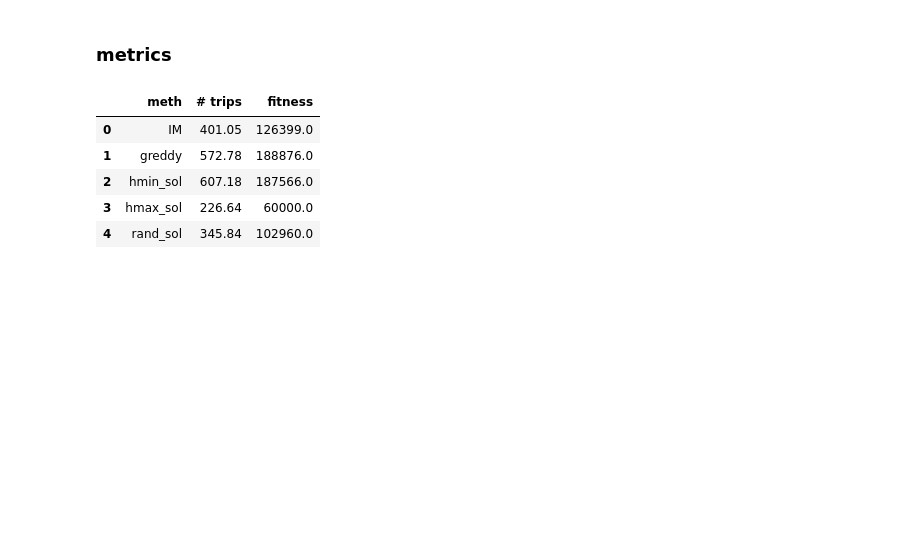
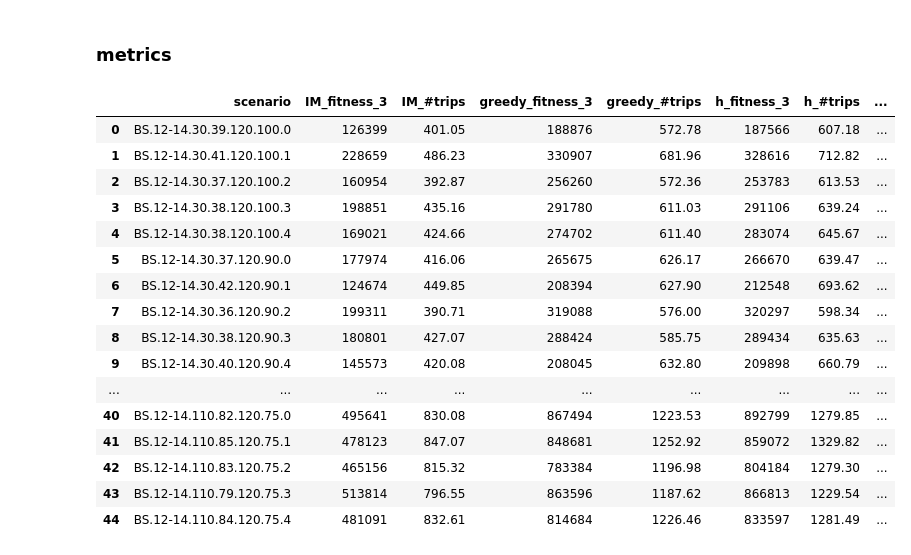
Before and after one commit to jonathan-murana/bus-generator, a Jupyter notebook: bus.ipynb, the cells around one changed output. Saved outputs shown, nothing was run; the diff lists cells and outputs as text; code cells hidden in the pictures; blank space fills up the shorter version.

```diff
--- a/bus.ipynb
+++ b/bus.ipynb
@@ -621,6 +621,7 @@ def to_int_ceil(points):
     points['TT_i'] = points.apply(lambda e:math.ceil(e.TT_i),axis = 1)
     points['TT_j'] = points.apply(lambda e:math.ceil(e.TT_j),axis = 1)
     points['BP'] = points.apply(lambda e:math.ceil(e.BP),axis = 1)
+    points['demand'] = points.apply(lambda e:math.ceil(e.demand),axis = 1)
     return points
 
 #points_1200_1400 = to_int_ceil(points_1200_1400)
@@ -1406,37 +1407,83 @@ formular problema opuesto (minimizar no sincronizados)
 # %% [markdown]
 ### metrics
 # %%
-SCENARIO = scenario_array[0]
+#SCENARIO = scenario_array[0]
 
 # ae = '7 10 16 5 5 15 8 12 5 12 7 19 19 13 15 8 5 19 16 6 8 8 24 24 24 7 8 11 15 12 5 8 10 5 10 15 20 5 13 12 27 29 59 5 6 20 5 17 20 10 17 15 17 20 8 6 8 7 20 10 17 8 10 17 9 7 24 24 12 40 15 29'
 
-solutions = [
-    SCENARIO['c_s'],
-    format_to_sol(SCENARIO['greddy_sol_model3']),
-    #format_to_sol(ae),
-    format_to_sol(SCENARIO['hmin_sol']),
-    format_to_sol(SCENARIO['hmax_sol']),
-    format_to_sol(SCENARIO['rand_sol']),
-]
+
 
 solutions_method = [
     'IM',
     'greddy',
     'hmin_sol', 'hmax_sol', 'rand_sol']
-metrics = metrics_fitness(solutions, solutions_method, SCENARIO['ps_m'],3)
+#metrics = metrics_fitness(solutions, solutions_method, SCENARIO['ps_m'],3)
 
 #metrics['fit_norm_by_im'] = metrics.apply(lambda e: 100 *
 #                                          (e.fitness - metrics.fitness[0]) /metrics.fitness[0],axis = 1)
 
 #metrics = metrics.style.apply(highlight_max, subset=['fitness','#syncs / trips'])
 
 #metrics.format({'mean_wait_per_trip': '{:4.1f}','# trips': '{:3.0f}',
 #             'fitness': '{:4.0f}' ,'mean freq': '{:4.1f}','#syncs / trips': '{:4.2f}' ,'fit_norm_by_im': '{:4.2f}' })
-display(metrics)
+#display(metrics)
+
+
+results = pd.DataFrame()
+for i in range(len(scenario_array)):
+    SCENARIO = scenario_array[i]
+    solutions = [
+    SCENARIO['c_s'],
+    format_to_sol(SCENARIO['greddy_sol_model3']),
+    format_to_sol(SCENARIO['hmin_sol']),
+    format_to_sol(SCENARIO['hmax_sol']),
+    format_to_sol(SCENARIO['rand_sol']),
+    ]
+
+    metrics = metrics_fitness(solutions, solutions_method, scenario_array[i]['ps_m'],3)
+    d1 = {'scenario': [scenario_array[i]['name']],
+         'IM_fitness_3': [metrics[metrics['meth']=='IM']['fitness'].iloc[0]],
+         'IM_#trips': [metrics[metrics['meth']=='IM']['# trips'].iloc[0]],
+         'greedy_fitness_3': [metrics[metrics['meth']=='greddy']['fitness'].iloc[0]],
+         'greedy_#trips': [metrics[metrics['meth']=='greddy']['# trips'].iloc[0]],
+         'h_fitness_3': [metrics[metrics['meth']=='hmin_sol']['fitness'].iloc[0]],
+         'h_#trips': [metrics[metrics['meth']=='hmin_sol']['# trips'].iloc[0]],
+         'H_fitness_3': [metrics[metrics['meth']=='hmax_sol']['fitness'].iloc[0]],
+         'H_#trips': [metrics[metrics['meth']=='hmax_sol']['# trips'].iloc[0]],
+         'rnd_fitness_3': [metrics[metrics['meth']=='rand_sol']['fitness'].iloc[0]],
+         'rnd_#trips': [metrics[metrics['meth']=='rand_sol']['# trips'].iloc[0]],
+        }
+    row = pd.DataFrame(data=d1)
+    results = results.append(row)
+
+results = results.reset_index()
+
+results = results.drop(columns=['index'])
+display(results)
+#display(metrics)
+
+#metrics = metrics_fitness(solutions, solutions_method, scenario_array[44]['ps_m'],3)
+
+
+#metrics
+#fitness(scenario_array[44]['c_s'],scenario_array[44]['ps_m'],3)
+
+scenario_array[44]['ps_m']
 # %% [output]
-|  | meth | # trips | fitness |
-| 0 | IM | 401.05 | 126399.0 |
-| 1 | greddy | 572.78 | 188876.0 |
-| 2 | hmin_sol | 607.18 | 187566.0 |
-| 3 | hmax_sol | 226.64 | 60000.0 |
-| 4 | rand_sol | 345.84 | 102960.0 |
+|  | scenario | IM_fitness_3 | IM_#trips | greedy_fitness_3 | greedy_#trips | h_fitness_3 | h_#trips | ... |
+| 0 | BS.12-14.30.39.120.100.0 | 126399 | 401.05 | 188876 | 572.78 | 187566 | 607.18 | ... |
+| 1 | BS.12-14.30.41.120.100.1 | 228659 | 486.23 | 330907 | 681.96 | 328616 | 712.82 | ... |
+| 2 | BS.12-14.30.37.120.100.2 | 160954 | 392.87 | 256260 | 572.36 | 253783 | 613.53 | ... |
+| 3 | BS.12-14.30.38.120.100.3 | 198851 | 435.16 | 291780 | 611.03 | 291106 | 639.24 | ... |
+| 4 | BS.12-14.30.38.120.100.4 | 169021 | 424.66 | 274702 | 611.40 | 283074 | 645.67 | ... |
+| 5 | BS.12-14.30.37.120.90.0 | 177974 | 416.06 | 265675 | 626.17 | 266670 | 639.47 | ... |
+| 6 | BS.12-14.30.42.120.90.1 | 124674 | 449.85 | 208394 | 627.90 | 212548 | 693.62 | ... |
+| 7 | BS.12-14.30.36.120.90.2 | 199311 | 390.71 | 319088 | 576.00 | 320297 | 598.34 | ... |
+| 8 | BS.12-14.30.38.120.90.3 | 180801 | 427.07 | 288424 | 585.75 | 289434 | 635.63 | ... |
+| 9 | BS.12-14.30.40.120.90.4 | 145573 | 420.08 | 208045 | 632.80 | 209898 | 660.79 | ... |
+| ... | ... | ... | ... | ... | ... | ... | ... | ... |
+| 40 | BS.12-14.110.82.120.75.0 | 495641 | 830.08 | 867494 | 1223.53 | 892799 | 1279.85 | ... |
+| 41 | BS.12-14.110.85.120.75.1 | 478123 | 847.07 | 848681 | 1252.92 | 859072 | 1329.82 | ... |
+| 42 | BS.12-14.110.83.120.75.2 | 465156 | 815.32 | 783384 | 1196.98 | 804184 | 1279.30 | ... |
+| 43 | BS.12-14.110.79.120.75.3 | 513814 | 796.55 | 863596 | 1187.62 | 866813 | 1229.54 | ... |
+| 44 | BS.12-14.110.84.120.75.4 | 481091 | 832.61 | 814684 | 1226.46 | 833597 | 1281.49 | ... |
```
Also changed, not shown: parts of 3 cells of this notebook, 46 other files.
